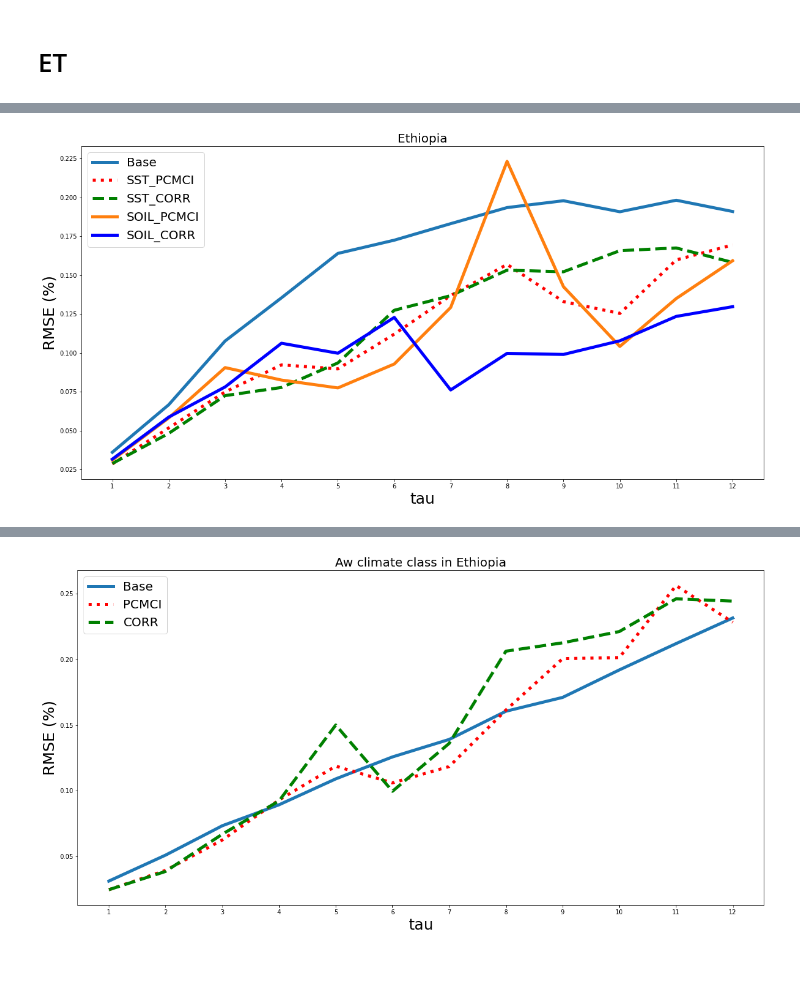
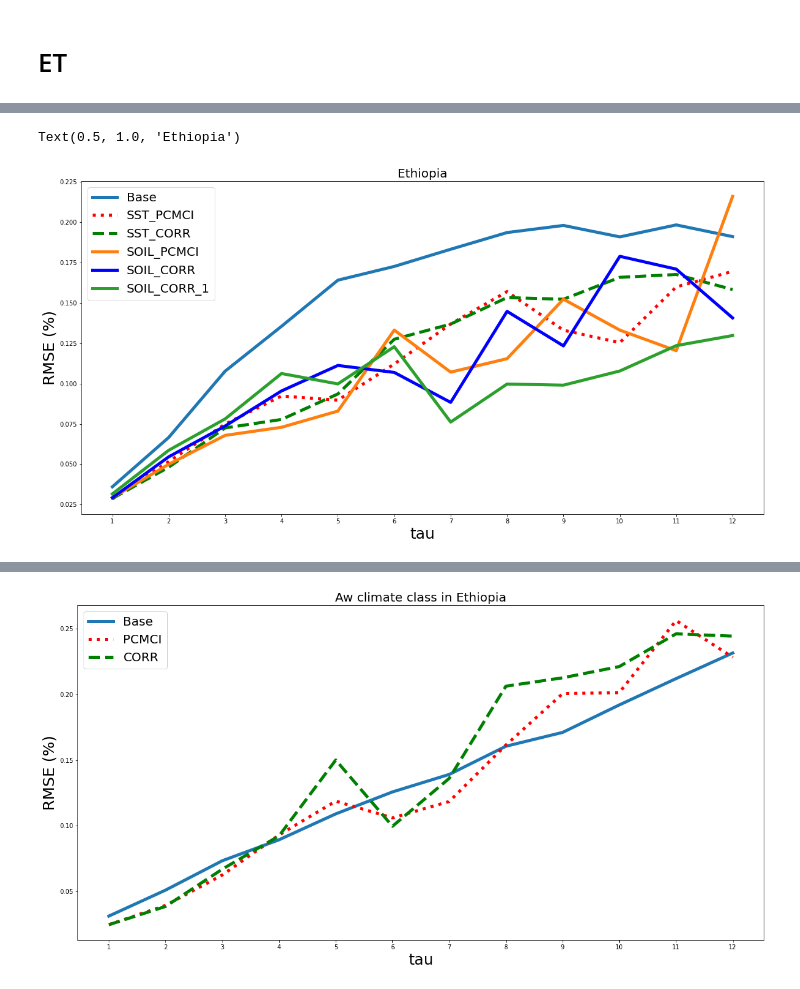
Before and after one commit to alchemist5617/timeseries-networks, a Jupyter notebook: whole_data_validation/Results.ipynb, the cells around one changed output, grey strips where cells are left out. Drawn from its saved outputs; the diff is of its cells as text; code cells hidden in the pictures.

```diff
--- a/whole_data_validation/Results.ipynb
+++ b/whole_data_validation/Results.ipynb
@@ -183,14 +88,16 @@ pcmci = []
 corr = []
 pcmci_soil = []
 corr_soil = []
+corr_soil_1 = []
 pcmci_cluster = []
 pcmci_hybrid = []
 for tau in range(1,13):
     base.append(np.load("../../whole_data_results/ET_orac/pcmci/base_{}_{}_{}_{}_{}.npy".format(f,test_start,test_end,tau,n_components_sst)))
     pcmci.append(np.load("../../whole_data_results/ET_orac/pcmci/model_{}_{}_{}_{}_{}.npy".format(f,test_start,test_end,tau,n_components_sst)))
     corr.append(np.load("../../whole_data_results/ET_orac/corr/model_{}_{}_{}_{}_{}.npy".format(f,test_start,test_end,tau,n_components_sst)))
-    pcmci_soil.append(np.load("../../whole_data_results/ET_orac/pcmci_soil/model_{}_{}_{}_{}_{}_1.npy".format(f,test_start,test_end,tau,n_components_soil)))
-    corr_soil.append(np.load("../../whole_data_results/ET_orac/corr_soil/model_{}_{}_{}_{}_{}_1.npy".format(f,test_start,test_end,tau,n_components_soil)))
+    pcmci_soil.append(np.load("../../whole_data_results/ET_orac/pcmci_soil/model_{}_{}_{}_{}_{}.npy".format(f,test_start,test_end,tau,n_components_soil)))
+    corr_soil.append(np.load("../../whole_data_results/ET_orac/corr_soil/model_{}_{}_{}_{}_{}.npy".format(f,test_start,test_end,tau,n_components_soil)))
+    corr_soil_1.append(np.load("../../whole_data_results/ET_orac/corr_soil/model_{}_{}_{}_{}_{}_1.npy".format(f,test_start,test_end,tau,n_components_soil)))
     pcmci_cluster.append(np.load("../../whole_data_results/ET_orac/pcmci_cluster/model_{}_{}_{}_{}_{}.npy".format(f,test_start,test_end,tau,n_components_sst)))
     #enso.append(np.load("../../whole_data_results/ET_orac/enso/model_{}_{}_{}_{}_{}.npy".format(f,test_start,test_end,tau,n_components_sst)))
     #pcmci_hybrid.append(np.load("../../whole_data_results/ET_orac/pcmci_hybrid/model_{}_{}_{}_{}_{}.npy".format(f,test_start,test_end,tau,n_components_sst)))
@@ -199,6 +106,7 @@ base = np.sqrt(base)/N
 pcmci = np.sqrt(pcmci)/N
 pcmci_soil = np.sqrt(pcmci_soil)/N
 corr_soil = np.sqrt(corr_soil)/N
+corr_soil_1 = np.sqrt(corr_soil_1)/N
 pcmci_cluster = np.sqrt(pcmci_cluster)/N
 corr = np.sqrt(corr)/N
 pcmci_hybrid = np.sqrt(pcmci_hybrid)/N
@@ -239,21 +127,23 @@ array([[0.0360361 ],
 # %%
 tau = np.arange(1,13)
 plt.plot(tau, base, label = "Base", linewidth=5, linestyle="solid")
 plt.plot(tau, pcmci, label = 'SST_PCMCI', linewidth=5, linestyle="dotted", color='red')
 plt.plot(tau, corr, label = 'SST_CORR', linewidth=5, linestyle="dashed", color ='green')
 #plt.plot(tau, enso, label = 'ENSO', linewidth=5)
 plt.plot(tau, pcmci_soil, label = 'SOIL_PCMCI', linewidth=5)
 plt.plot(tau, corr_soil, label = 'SOIL_CORR', linewidth=5,color ='blue')
+plt.plot(tau, corr_soil_1, label = 'SOIL_CORR_1', linewidth=5)
 #plt.plot(tau, pcmci_cluster, label = 'PCMCI_CLUSTER', linewidth=5)
 #plt.plot(tau, pcmci_hybrid, label = 'PCMCI_HYBRID', linewidth=5)
 plt.xlabel("tau",fontsize = 25)
 plt.ylabel("RMSE (%)", fontsize = 25)
 plt.legend(fontsize = 20)
 plt.xticks(np.arange(min(tau), max(tau)+1, 1.0));
 #plt.axvline(5)
 #plt.axvline(10)
 #plt.xticks(fontsize=18)
 plt.title("Ethiopia", fontsize = 20)
-plt.savefig("ET.png")
+#plt.savefig("ET.png")
 # %% [output]
+Text(0.5, 1.0, 'Ethiopia')
-[figure, old version]
+[figure, new version]
```
Also changed, not shown: parts of 32 cells of this notebook, 39 other files.
